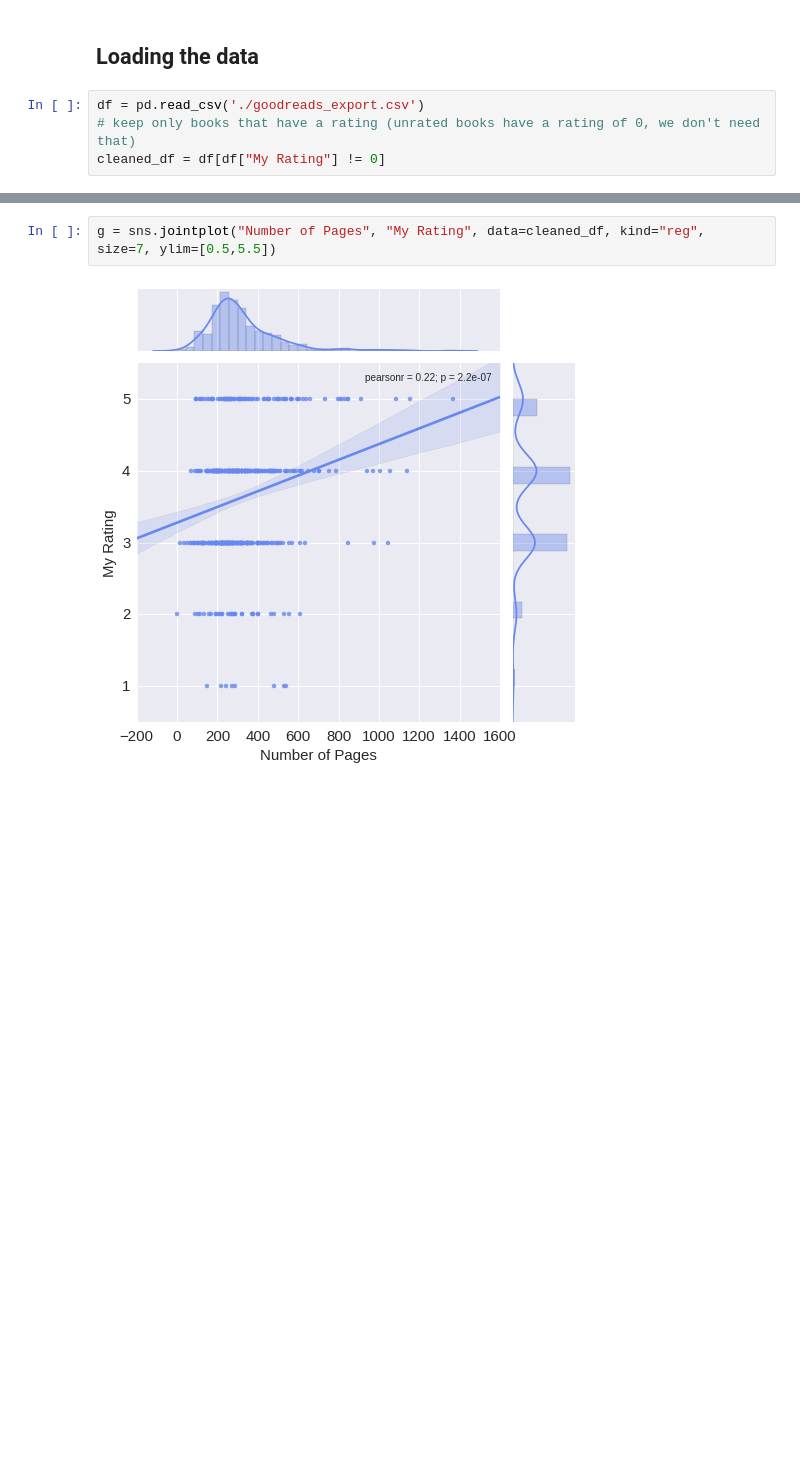
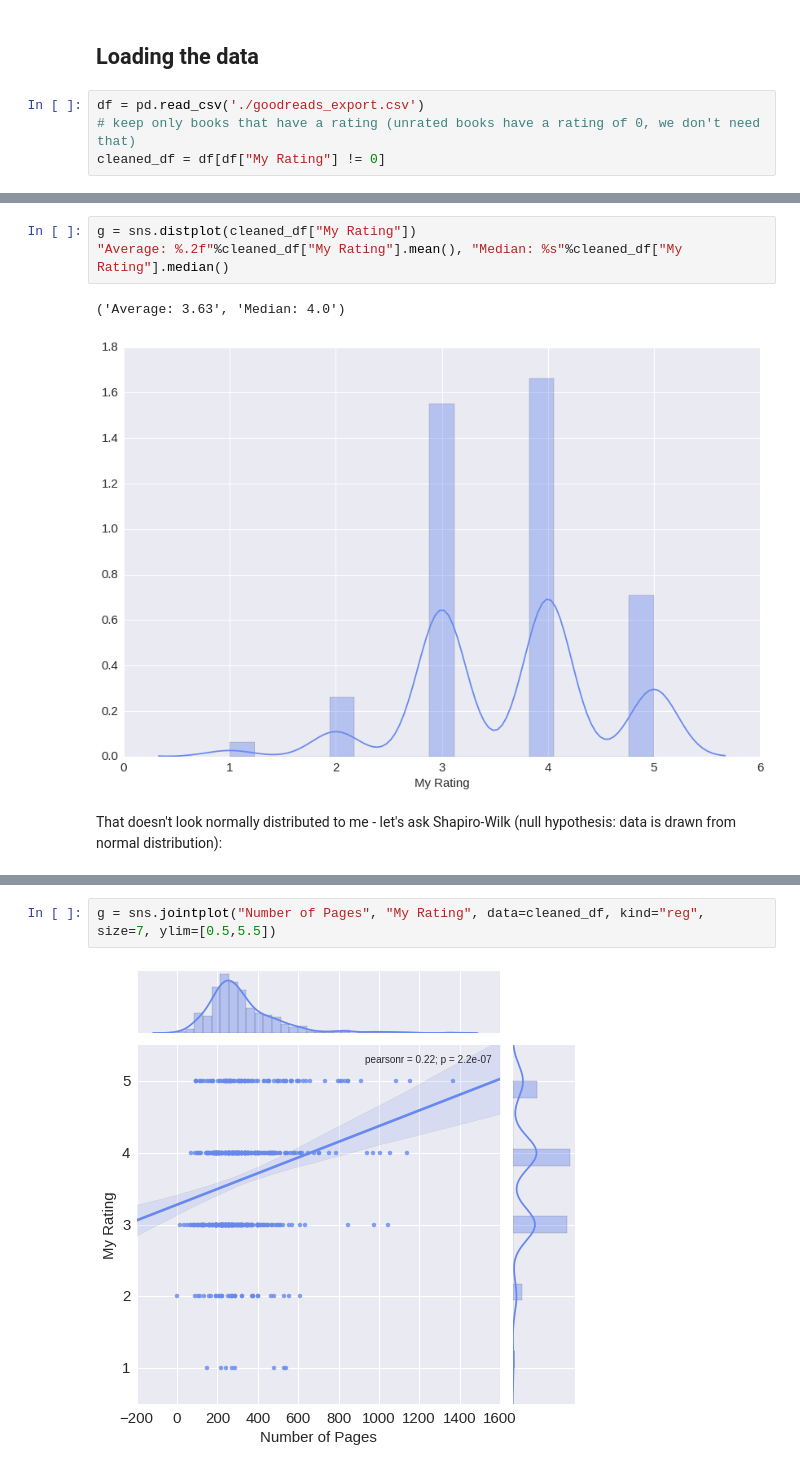
Before and after one commit to philippbayer/Goodreads_visualization, a Jupyter notebook: README.ipynb, the cells around one changed output, grey strips where cells are left out. Saved outputs shown, nothing was run; the diff lists cells and outputs as text; blank space fills up the shorter version.

Commit message:
Adds histogram of scores with Shapiro-Wilk

```diff
--- a/README.ipynb
+++ b/README.ipynb
@@ -75,0 +82,8 @@ cleaned_df = df[df["My Rating"] != 0]
+# %%
+g = sns.distplot(cleaned_df["My Rating"])
+"Average: %.2f"%cleaned_df["My Rating"].mean(), "Median: %s"%cleaned_df["My Rating"].median()
+# %% [output]
+('Average: 3.63', 'Median: 4.0')
+[figure, added]
+# %% [markdown]
+That doesn't look normally distributed to me - let's ask Shapiro-Wilk (null hypothesis: data is drawn from normal distribution):
```
Also changed, not shown: parts of 7 cells of this notebook, 10 other files.
